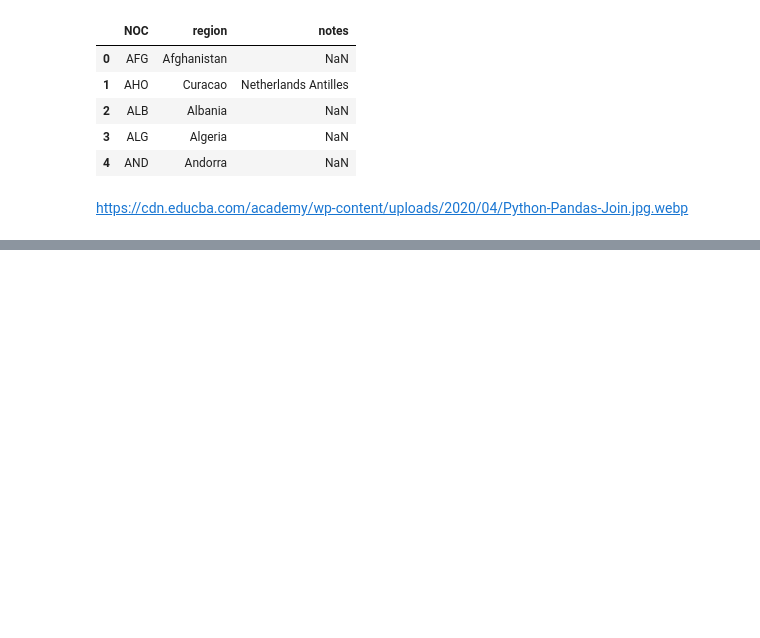
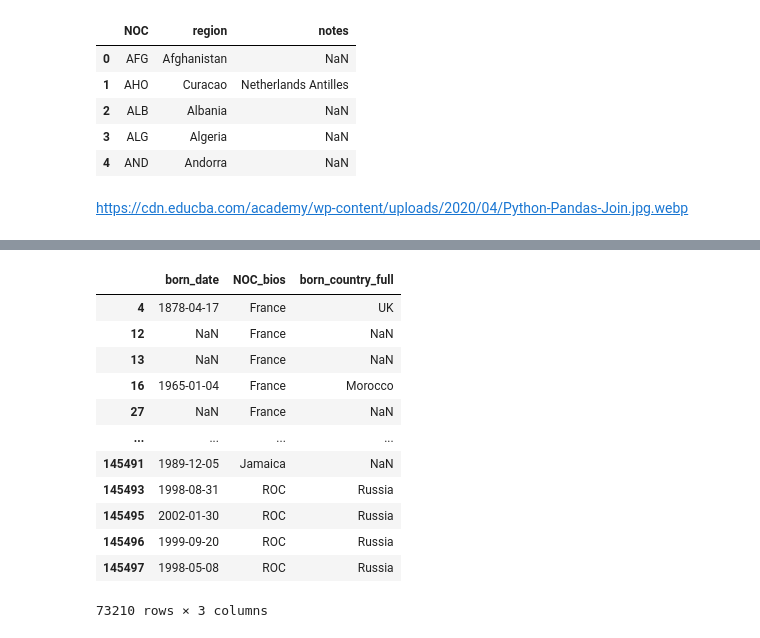
Before and after one commit to Raff1010X/65.Pandas, a Jupyter notebook: 12_merge_concatenate.ipynb, the cells around one changed output, grey strips where cells are left out. Saved outputs shown, nothing was run; the diff lists cells and outputs as text; code cells hidden in the pictures; blank space fills up the shorter version.

```diff
--- a/12_merge_concatenate.ipynb
+++ b/12_merge_concatenate.ipynb
@@ -39,0 +53,16 @@ bios_new.head()
+# %%
+bios_new[bios_new['NOC_bios'] != bios_new['born_country_full']][['born_date', 'NOC_bios', 'born_country_full']]
+# %% [output]
+|  | born_date | NOC_bios | born_country_full |
+| 4 | 1878-04-17 | France | UK |
+| 12 | NaN | France | NaN |
+| 13 | NaN | France | NaN |
+| 16 | 1965-01-04 | France | Morocco |
+| 27 | NaN | France | NaN |
+| ... | ... | ... | ... |
+| 145491 | 1989-12-05 | Jamaica | NaN |
+| 145493 | 1998-08-31 | ROC | Russia |
+| 145495 | 2002-01-30 | ROC | Russia |
+| 145496 | 1999-09-20 | ROC | Russia |
+| 145497 | 1998-05-08 | ROC | Russia |
+73210 rows × 3 columns
```
Also changed, not shown: parts of 4 cells of this notebook, 4 other files.
